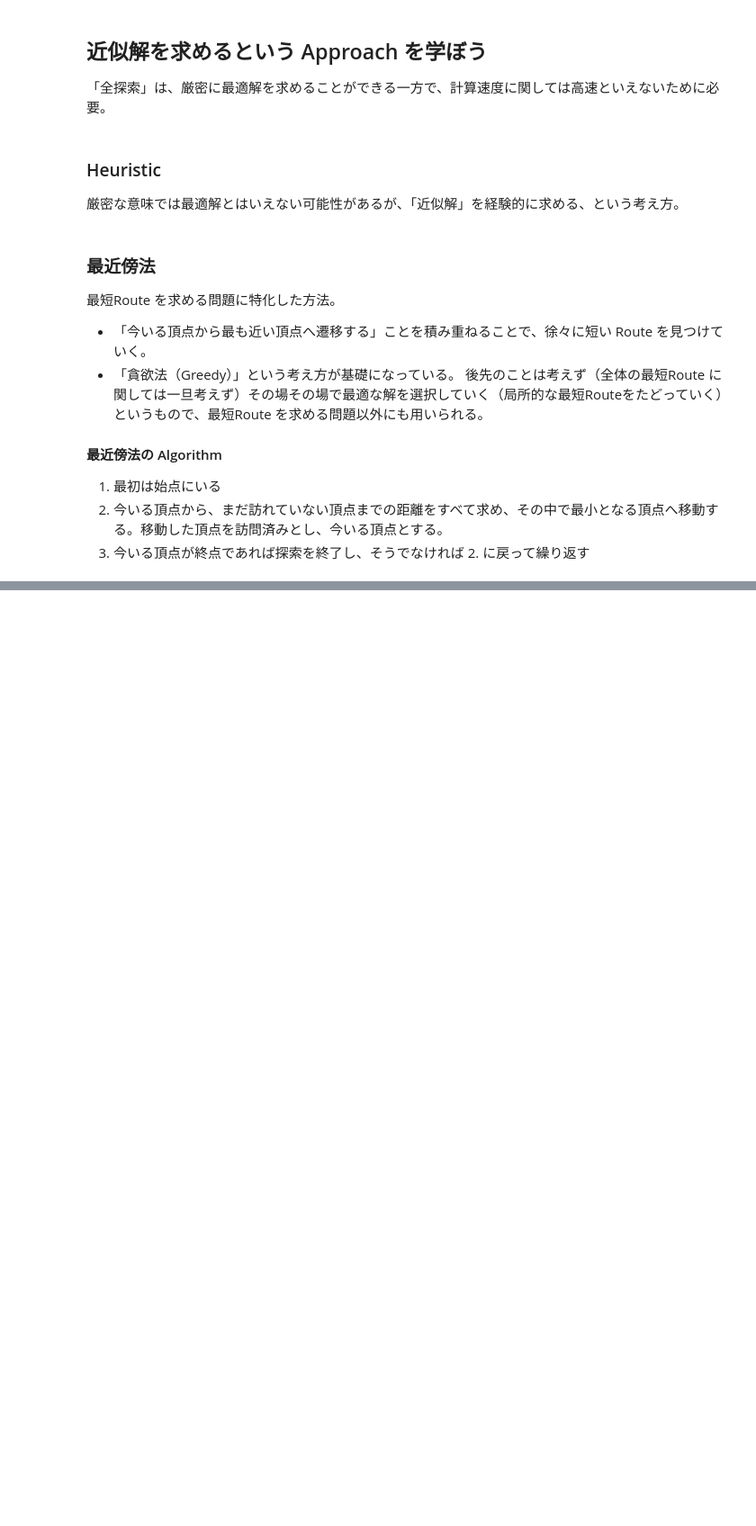
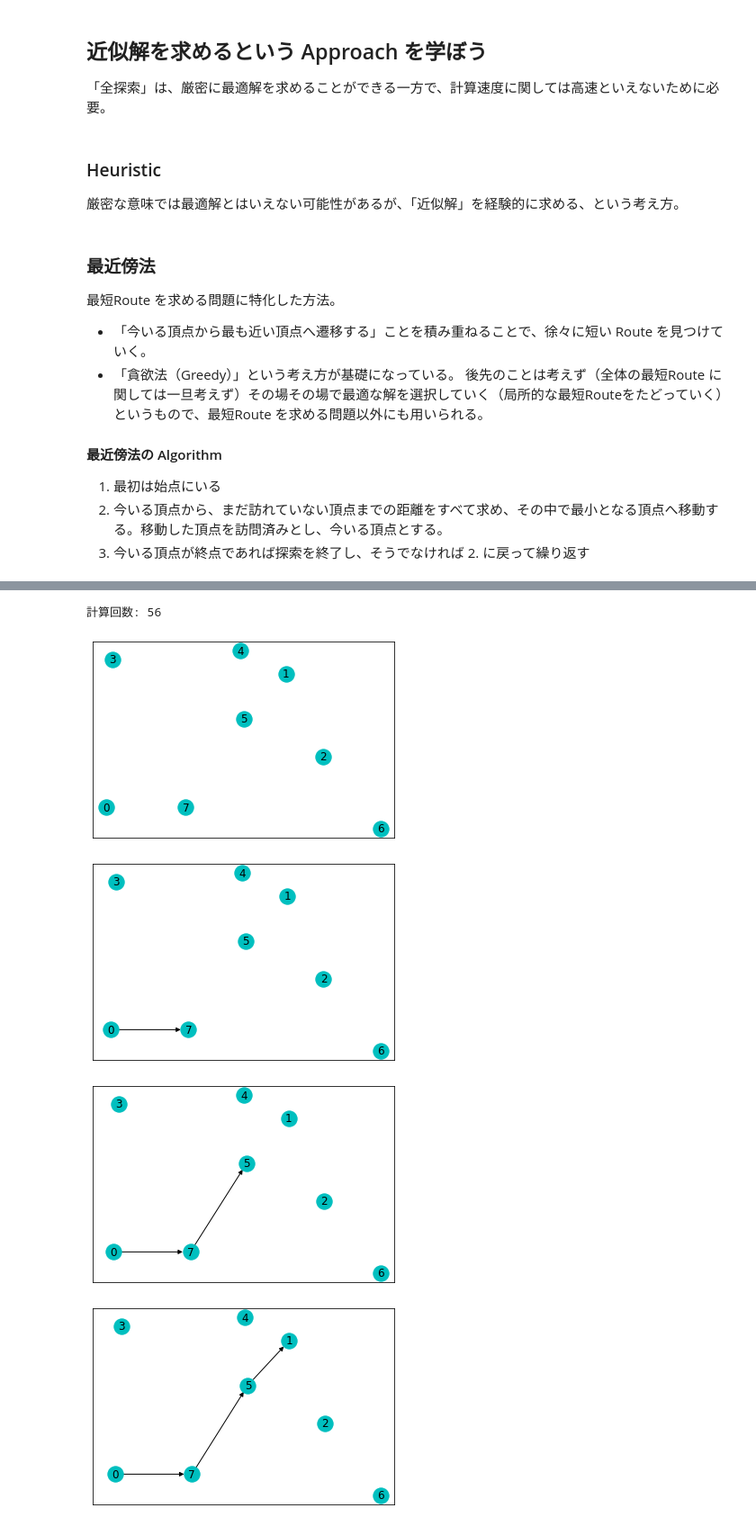
Before and after one commit to 1024xx4/math_programing_for_ai_and_ds, a Jupyter notebook: optimal_route.ipynb, the cells around one changed output, grey strips where cells are left out. Shown: that part at 90% size. Saved outputs shown, nothing was run; the diff lists cells and outputs as text; code cells hidden in the pictures; blank space fills up the shorter version.

```diff
--- a/optimal_route.ipynb
+++ b/optimal_route.ipynb
@@ -341,0 +403,16 @@ g2.show_path(path)
+# %%
+# 近似経路を可視化
+import numpy as np
+
+np.random.seed(100)
+import networkx as nx
+import matplotlib.pyplot as plt
+
+n = 8
+vertices = np.random.randint(1, 100, (n, 2))
+g = nx.DiGraph()
+g.add_nodes_from(range(n))
+pos = dict(enumerate(zip(vertices[:, 0], vertices[:, 1])))
+print('倉庫の位置関係')
+nx.draw_networkx(g, pos=pos, node_color='c')
+plt.show()
@@ -341,0 +422,13 @@ g2.show_path(path)
+# %%
+# 倉庫間距離を表示
+from comparison_df_and_full_search import Graph
+
+dist = vertices[:, None] - vertices[None, :]
+dist = np.sqrt((dist ** 2).sum(axis=-1)).astype(int)
+print('倉庫間距離の Matrix')
+print(dist)
+
+graph: Graph = TSPNearestNeighbour(n)
+for i in range(n):
+    for j in range(n):
+        graph.add_edge(i, j, weight=dist[i, j])
@@ -341,0 +445,19 @@ g2.show_path(path)
+# %%
+# 最近傍法により近似解を求めて経路を可視化する
+d, path = graph(src=0)
+n = len(path) - 1
+for i in range(n):
+    nx.draw_networkx(g, pos=pos, node_color='c')
+    plt.show()
+    g.add_edge(path[i], path[i+1])
+nx.draw_networkx(g, pos=pos, node_color='c')
+plt.show()
+
+for i in range(n):
+    g.remove_edge(path[i], path[i + 1])
+# %% [output]
+計算回数: 56
+[figure, added]
+[figure, added]
+[figure, added]
+[figure, added]
```
Also changed, not shown: parts of 16 cells of this notebook.
